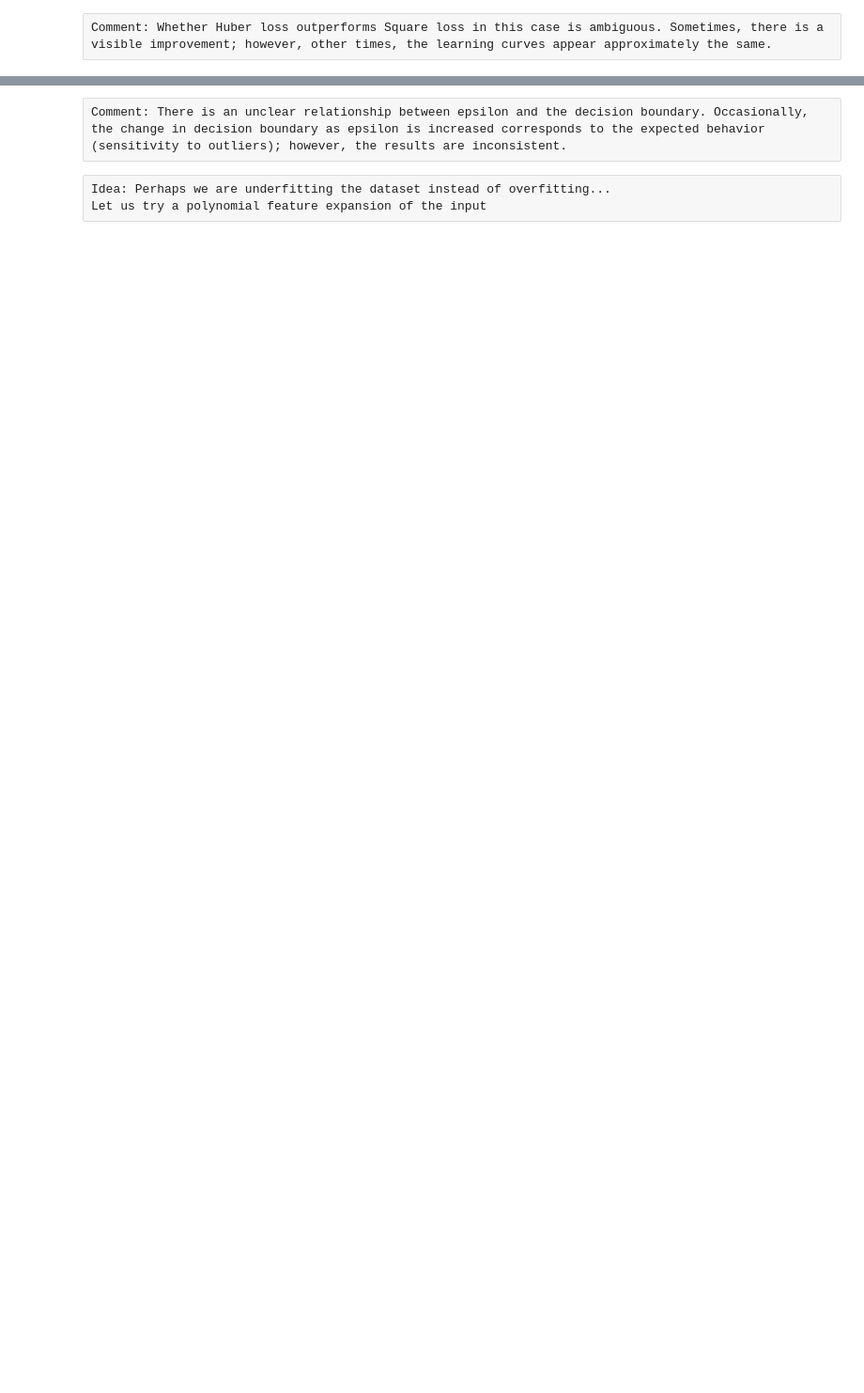
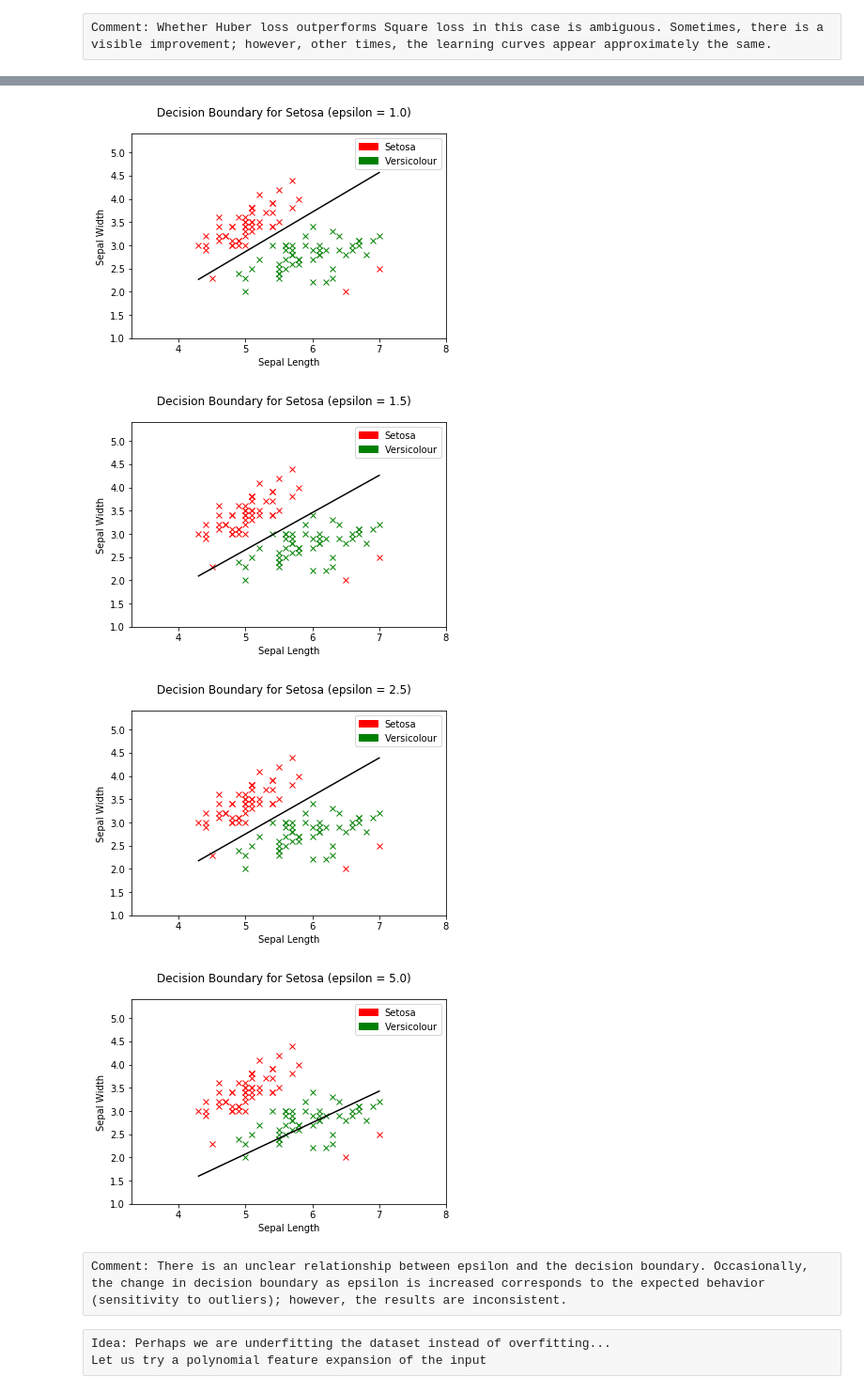
Before and after one commit to ycheng14799/MLProgrammingAssignmentWeek3, a Jupyter notebook: LinearClassifierVersion.ipynb, the cells around one changed output, grey strips where cells are left out. Shown at 94% size. Cells and saved outputs as stored; diff of their text form; code cells hidden in the pictures; blank space fills up the shorter version.

```diff
--- a/LinearClassifierVersion.ipynb
+++ b/LinearClassifierVersion.ipynb
@@ -409,3 +417,59 @@ for i in range(0, len(epsilons)):
+# %%
+# Idea: Attempt to visualize decision boundaries
+# of model on a subset of the features (2 features so can be visualized)
+def plotHuberExcludeVirginica(targetClass, xFeature, yFeature, xFeatureName, yFeatureName, title,\
+                             xPoints, yPoints):
+    # Training parameters for classifying target class 1 (Setosa)
+    coefs = huberEst.coef_[targetClass]
+    w0  = huberEst.intercept_[targetClass]
+    w1 = coefs[0]
+    w2 = coefs[1]
+    intercept = - w0 / w2
+    slope = - w1 / w2
+    # Get line boundaries
+    lineXMin = np.amin(xPoints[:,xFeature])
+    lineXMax = np.amax(xPoints[:,xFeature])
+    lineX = np.linspace(lineXMin, lineXMax)
+    lineY = slope * lineX + intercept
+    # Plot points
+    plt.figure()
+    for i in range(0,xPoints[:].shape[0]):
+        plt.plot(xPoints[i,xFeature], xPoints[i,yFeature], "x", color=colors[yPoints[i]])
+    plt.plot(lineX, lineY, 'k')
+    plt.xlim(lineXMin - 1, lineXMax + 1)
+    # Set window y boundaries
+    lineYMin = np.amin(xPoints[:,yFeature])
+    lineYMax = np.amax(xPoints[:,yFeature])
+    plt.ylim(lineYMin - 1, lineYMax + 1)
+    plt.xlabel(xFeatureName)
+    plt.ylabel(yFeatureName)
+    plt.suptitle(title)
+    legendElements = [\
+    Patch(facecolor=colors[0], edgecolor=colors[0],\
+         label=labels[0]),\
+    Patch(facecolor=colors[1], edgecolor=colors[1],\
+         label=labels[1]),
+    ]
+    plt.legend(handles=legendElements)
+
+epsilons = np.array([1, 1.5, 2.5, 5])
+for i in range(0, len(epsilons)):
+    huberEst = SGDClassifier(loss="huber", penalty="none",\
+        max_iter=10000, shuffle=True, tol=None, learning_rate="constant",\
+        eta0=0.01, epsilon=epsilons[i])
+    xArtificial = X[:100,0:2]
+    xArtificial = np.append(xArtificial, [[7.0, 2.5],[6.5,2.0]], axis=0)
+    yArtificial = y[:100]
+    yArtificial = np.append(yArtificial, [0,0])
+    huberEst.fit(xArtificial, yArtificial)
+    plotHuberExcludeVirginica(0, 0, 1, "Sepal Length", "Sepal Width",\
+        "Decision Boundary for Setosa (epsilon = " + str(epsilons[i]) + ")",\
+         xArtificial, yArtificial)
+# %% [output]
+[figure, added]
+[figure, added]
+[figure, added]
+[figure, added]
 # %% [raw]
 Comment: There is an unclear relationship between epsilon and the decision boundary. Occasionally, the change in decision boundary as epsilon is increased corresponds to the expected behavior (sensitivity to outliers); however, the results are inconsistent.
 # %% [raw]
```
Also changed, not shown: parts of 12 cells of this notebook, 18 other files.
